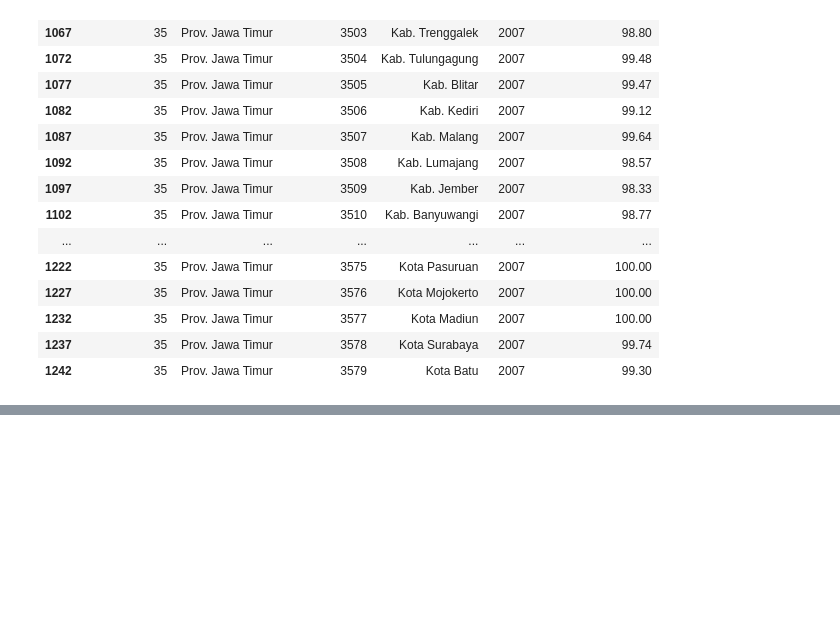
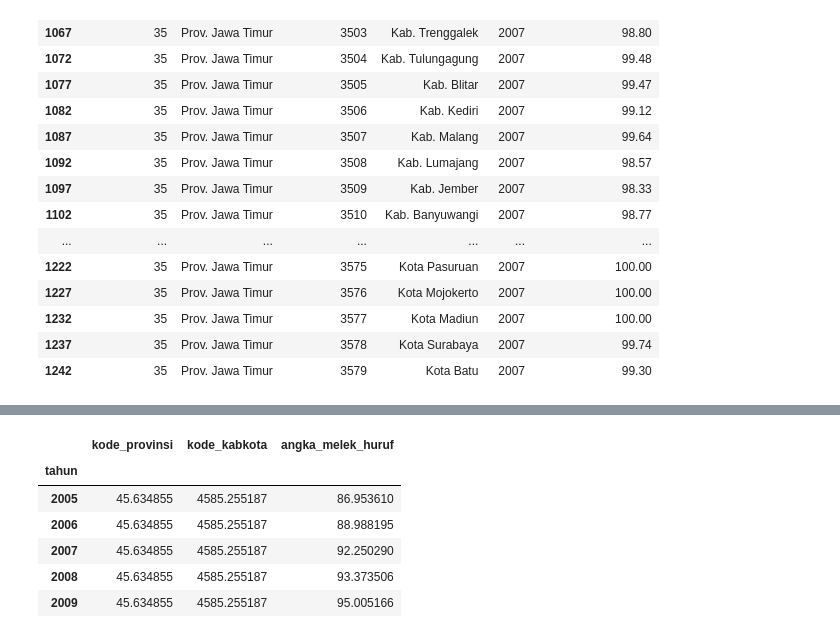
Before and after one commit to saiful873/digital-talent, a Jupyter notebook: Analisa Data Angka Melek Huruf Usia 15-24 2005-2009.ipynb, the cells around one changed output, grey strips where cells are left out. Saved outputs shown, nothing was run; the diff lists cells and outputs as text; code cells hidden in the pictures; blank space fills up the shorter version.

```diff
--- a/Analisa Data Angka Melek Huruf Usia 15-24 2005-2009.ipynb
+++ b/Analisa Data Angka Melek Huruf Usia 15-24 2005-2009.ipynb
@@ -104,0 +128,10 @@ data_amh_jatim[data_amh_jatim['tahun'] == 2007]
+# %%
+data_amh.groupby(['tahun']).mean()
+# %% [output]
+|  | kode_provinsi | kode_kabkota | angka_melek_huruf |
+| tahun |  |  |  |
+| 2005 | 45.634855 | 4585.255187 | 86.953610 |
+| 2006 | 45.634855 | 4585.255187 | 88.988195 |
+| 2007 | 45.634855 | 4585.255187 | 92.250290 |
+| 2008 | 45.634855 | 4585.255187 | 93.373506 |
+| 2009 | 45.634855 | 4585.255187 | 95.005166 |
```
Also changed, not shown: parts of 4 cells of this notebook, 1 other file.
